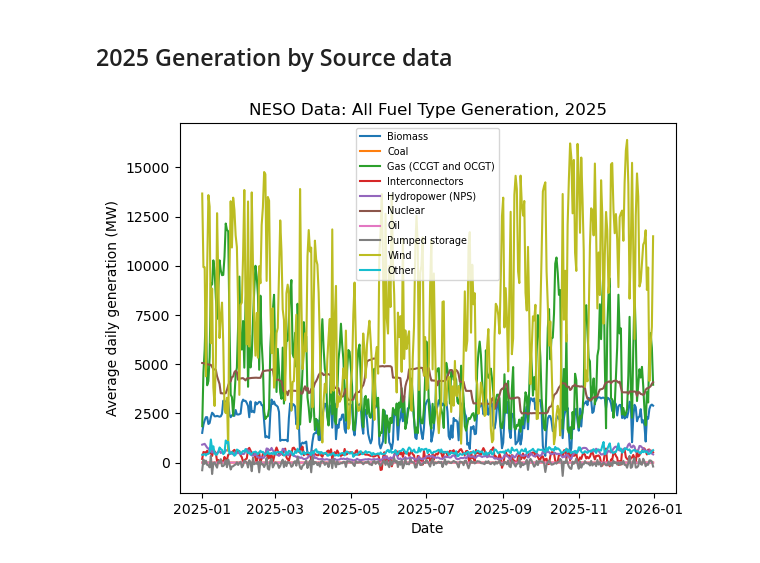
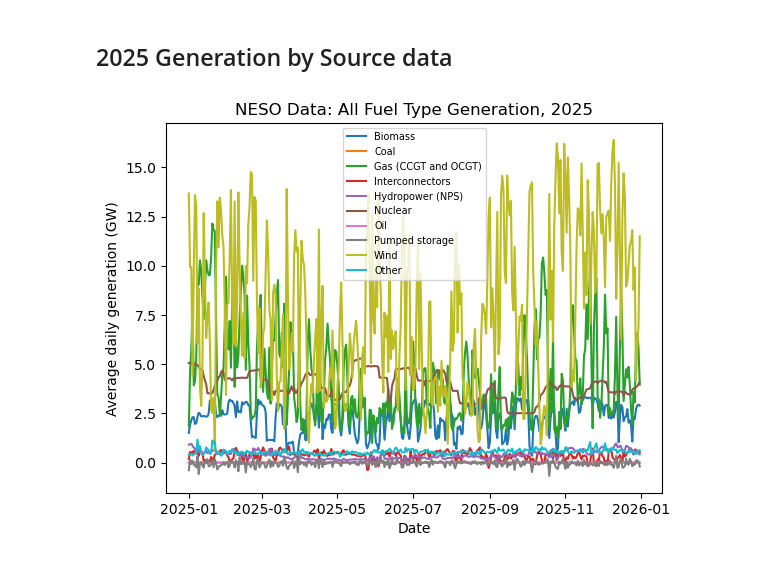
Before and after one commit to m-ichiban/MishBScMajorProject, a Jupyter notebook: MishMajorProject.ipynb, the cells around one changed output. Saved outputs shown, nothing was run; the diff lists cells and outputs as text; code cells hidden in the pictures.

```diff
--- a/MishMajorProject.ipynb
+++ b/MishMajorProject.ipynb
@@ -19,44 +19,44 @@ inter_fuel_type=["INTELEC","INTEW","INTFR", "INTGRNL", "INTFA2", "INTNED","INTNE
 
 biomass_df = df[df["FuelType"]=="BIOMASS"]
 coal_df = df[df["FuelType"]=="COAL"]
 gas_df = df[df["FuelType"].isin(["CCGT", "OCGT"])]
-interconnectors_df = df[df["FuelType"].isin(inter_fuel_type)]
+inter_df = df[df["FuelType"].isin(inter_fuel_type)]
 hydro_df = df[df["FuelType"]=="NPSHYD"]
 nuc_df=df[df["FuelType"]=="NUCLEAR"]
 oil_df=df[df["FuelType"]=="OIL"]
 ps_df=df[df["FuelType"]=="PS"]
 wind_df=df[df["FuelType"]=="WIND"]
 other_df=df[df["FuelType"]=="OTHER"]
 
 
 # averaging the settlement periods into a daily average
 biomass_daily = ( biomass_df.set_index("PublishTime").resample("D")["Generation"].mean())
 gas_daily = (gas_df.set_index("PublishTime").resample("D")["Generation"].mean())
 coal_daily = (coal_df.set_index("PublishTime").resample("D")["Generation"].mean())
-interconnectors_daily = (interconnectors_df.set_index("PublishTime").resample("D")["Generation"].mean())
+inter_daily = (inter_df.set_index("PublishTime").resample("D")["Generation"].mean())
 hydro_daily = ( hydro_df.set_index("PublishTime").resample("D")["Generation"].mean())
 nuc_daily=(nuc_df.set_index("PublishTime").resample("D")["Generation"].mean())
 oil_daily=(oil_df.set_index("PublishTime").resample("D")["Generation"].mean())
 ps_daily=(ps_df.set_index("PublishTime").resample("D")["Generation"].mean())
 wind_daily=(wind_df.set_index("PublishTime").resample("D")["Generation"].mean())
 other_daily=(other_df.set_index("PublishTime").resample("D")["Generation"].mean())
 
 
 plt.figure()
-plt.plot(biomass_daily.index, biomass_daily.values, label='Biomass')
-plt.plot(coal_daily.index, coal_daily.values, label='Coal')
-plt.plot(gas_daily.index, gas_daily.values, label='Gas (CCGT and OCGT)')
-plt.plot(interconnectors_daily.index, interconnectors_daily.values, label='Interconnectors')
-plt.plot(hydro_daily.index, hydro_daily.values, label='Hydropower (NPS)')
-plt.plot(nuc_daily.index, nuc_daily.values, label='Nuclear')
-plt.plot(oil_daily.index, oil_daily.values, label='Oil')
-plt.plot(ps_daily.index, ps_daily.values, label='Pumped storage')
-plt.plot(wind_daily.index, wind_daily.values, label='Wind')
-plt.plot(other_daily.index, other_daily.values, label='Other')
+plt.plot(biomass_daily.index, biomass_daily.values/1000, label='Biomass')
+plt.plot(coal_daily.index, coal_daily.values/1000, label='Coal')
+plt.plot(gas_daily.index, gas_daily.values/1000, label='Gas (CCGT and OCGT)')
+plt.plot(inter_daily.index, inter_daily.values/1000, label='Interconnectors')
+plt.plot(hydro_daily.index, hydro_daily.values/1000, label='Hydropower (NPS)')
+plt.plot(nuc_daily.index, nuc_daily.values/1000, label='Nuclear')
+plt.plot(oil_daily.index, oil_daily.values/1000, label='Oil')
+plt.plot(ps_daily.index, ps_daily.values/1000, label='Pumped storage')
+plt.plot(wind_daily.index, wind_daily.values/1000, label='Wind')
+plt.plot(other_daily.index, other_daily.values/1000, label='Other')
 plt.xlabel("Date")
-plt.ylabel("Average daily generation (MW)")
+plt.ylabel("Average daily generation (GW)")
 plt.title("NESO Data: All Fuel Type Generation, 2025")
 plt.legend(fontsize="7")
 plt.show()
 # %% [output]
-[figure, old version]
+[figure, new version]
```
Also changed, not shown: parts of 11 cells of this notebook.
